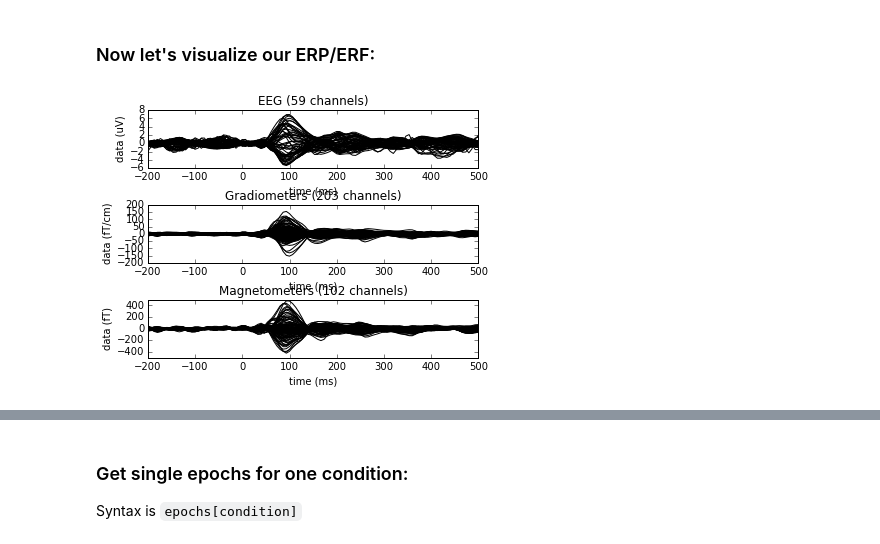
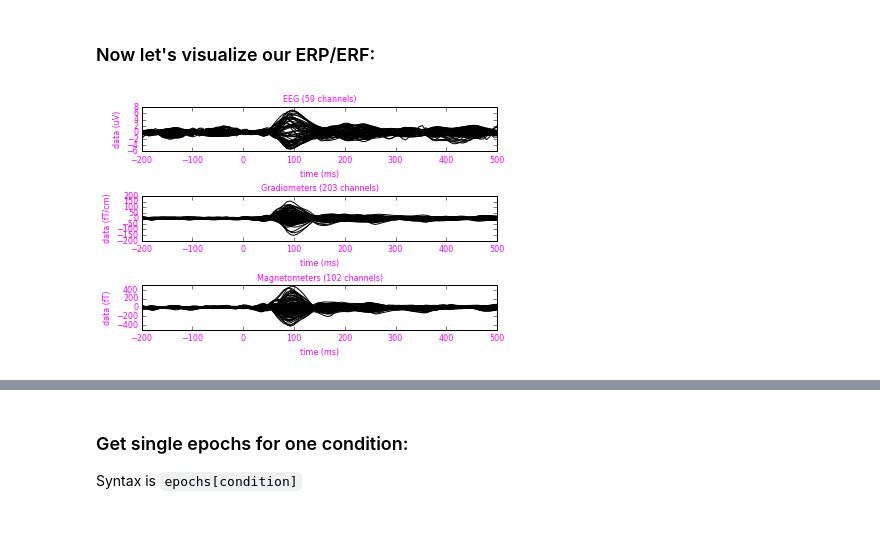
Before and after one commit to mne-tools/mne-python-notebooks, a Jupyter notebook: 1-MNE_from_raw_to_epochs_evoked.ipynb, the cells around one changed output, grey strips where cells are left out. Drawn from its saved outputs; the diff is of its cells as text; code cells hidden in the pictures.

```diff
--- a/1-MNE_from_raw_to_epochs_evoked.ipynb
+++ b/1-MNE_from_raw_to_epochs_evoked.ipynb
@@ -288,10 +286,15 @@ epochs.save('sample-epo.fif')
 evoked = epochs.average()
 # %% [markdown]
 ### Now let's visualize our ERP/ERF:
-# %%
-fig = evoked.plot()  # butterfly plots
-# %% [output]
-[figure, removed]
+# %%
+fig = evoked.plot(show=False)  # butterfly plots
+fig.subplots_adjust(hspace=1.0)
+for text in fig.findobj(mpl.text.Text):
+    text.set_fontsize(8)
+    text.set_color('magenta')
+fig.savefig('alex.pdf')
+# %% [output]
+[figure, added]
 # %%
 # topography plots
 evoked.plot_topomap(times=np.linspace(0.05, 0.15, 5), ch_type='mag');
```
Also changed, not shown: parts of 11 cells of this notebook, 1 other file.
